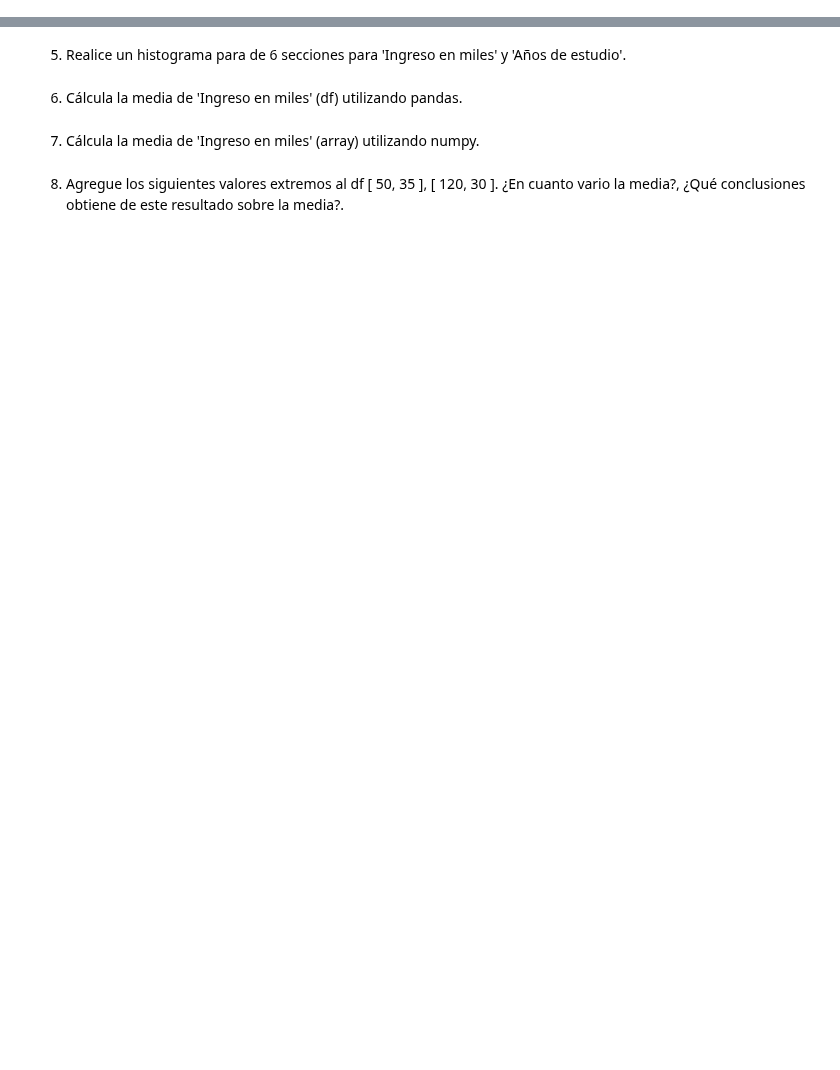
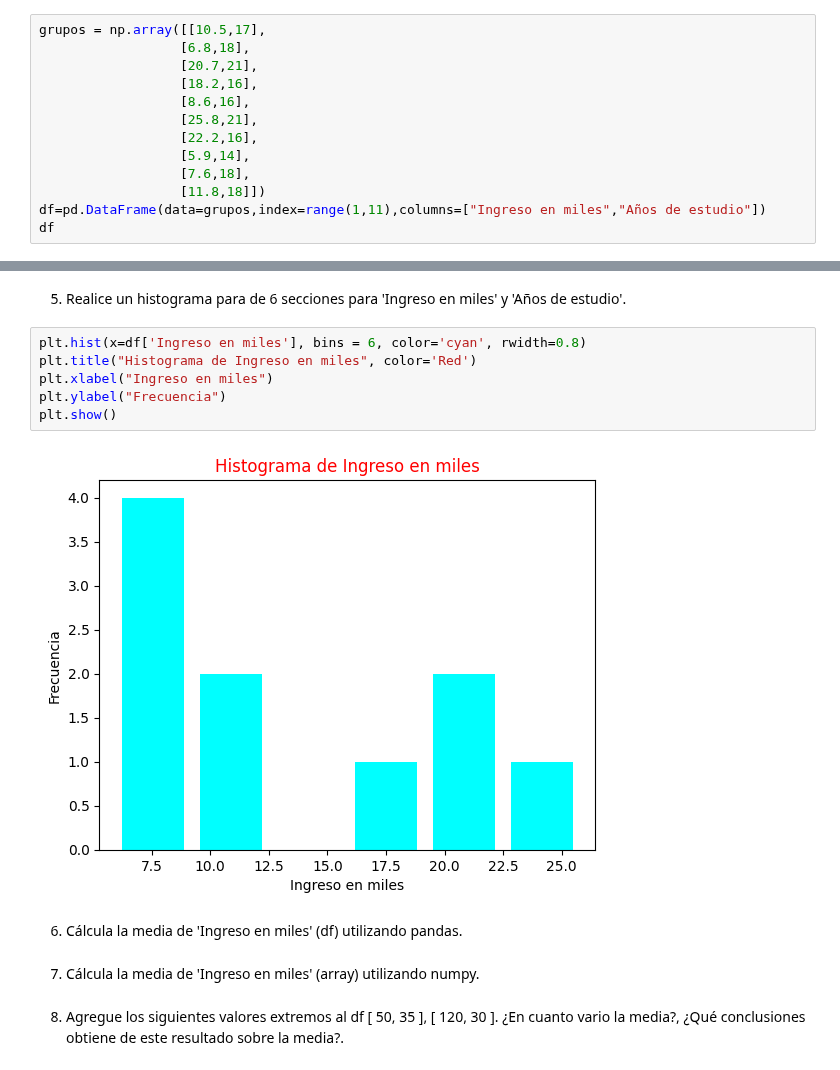
Before and after one commit to juanjolopez28/Henry, a Jupyter notebook: Bootcamp/M2/Clase01/Homework_me.ipynb, the cells around one changed output, grey strips where cells are left out. Drawn from its saved outputs; the diff is of its cells as text; blank space fills up the shorter version.

```diff
--- a/Bootcamp/M2/Clase01/Homework_me.ipynb
+++ b/Bootcamp/M2/Clase01/Homework_me.ipynb
@@ -86,0 +79,13 @@ df
+# %%
+grupos = np.array([[10.5,17],
+                  [6.8,18],
+                  [20.7,21],
+                  [18.2,16],
+                  [8.6,16],
+                  [25.8,21],
+                  [22.2,16],
+                  [5.9,14],
+                  [7.6,18],
+                  [11.8,18]])
+df=pd.DataFrame(data=grupos,index=range(1,11),columns=["Ingreso en miles","Años de estudio"])
+df
@@ -87,5 +104,13 @@ df
 # %% [markdown]
 5. Realice un histograma para de 6 secciones para 'Ingreso en miles' y 'Años de estudio'.
+# %%
+plt.hist(x=df['Ingreso en miles'], bins = 6, color='cyan', rwidth=0.8)
+plt.title("Histograma de Ingreso en miles", color='Red')
+plt.xlabel("Ingreso en miles")
+plt.ylabel("Frecuencia")
+plt.show()
+# %% [output]
+[figure, added]
 # %% [markdown]
 6. Cálcula la media de 'Ingreso en miles' (df) utilizando pandas.
 # %% [markdown]
```
Also changed, not shown: parts of 2 cells of this notebook.
